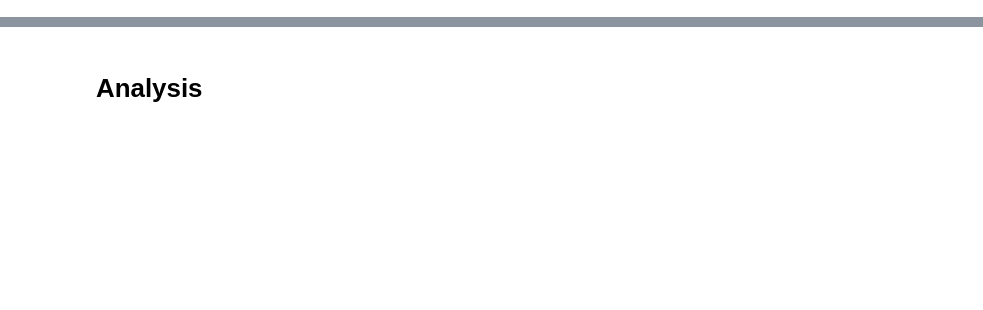
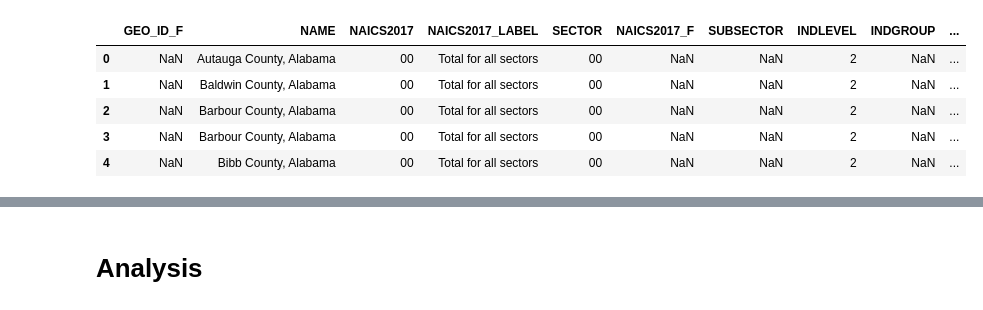
Before and after one commit to HenryDorsey/ConsultingProject, a Jupyter notebook: BusinessDataOutlierAnalysis.ipynb, the cells around one changed output, grey strips where cells are left out. Saved outputs shown, nothing was run; the diff lists cells and outputs as text; code cells hidden in the pictures; blank space fills up the shorter version.

```diff
--- a/BusinessDataOutlierAnalysis.ipynb
+++ b/BusinessDataOutlierAnalysis.ipynb
@@ -121,3 +141,18 @@ finished State 2
+# %%
+acs_nodupe= newacs.drop_duplicates(subset=['county_name','State'], keep=False)
+data_nodupe=data.drop_duplicates(subset=['county_name','State'], keep=False)
+df= business.merge(data, how="left", on=["county_name","State"])
+#.merge(acs_nodupe.loc[:,'median household income'], how='left', on=['county_name', 'State'])
+acs_nodupe.index=range(len(acs_nodupe.State))
+newdf=df.merge(acs_nodupe, how='left', on=['county_name', 'State'])
+newdf.head()
+# %% [output]
+|  | GEO_ID_F | NAME | NAICS2017 | NAICS2017_LABEL | SECTOR | NAICS2017_F | SUBSECTOR | INDLEVEL | INDGROUP | ... |
+| 0 | NaN | Autauga County, Alabama | 00 | Total for all sectors | 00 | NaN | NaN | 2 | NaN | ... |
+| 1 | NaN | Baldwin County, Alabama | 00 | Total for all sectors | 00 | NaN | NaN | 2 | NaN | ... |
+| 2 | NaN | Barbour County, Alabama | 00 | Total for all sectors | 00 | NaN | NaN | 2 | NaN | ... |
+| 3 | NaN | Barbour County, Alabama | 00 | Total for all sectors | 00 | NaN | NaN | 2 | NaN | ... |
+| 4 | NaN | Bibb County, Alabama | 00 | Total for all sectors | 00 | NaN | NaN | 2 | NaN | ... |
 # %%
 
 #df= business.merge(data, how="left", on=["county_name","State"])
```
Also changed, not shown: parts of 14 cells of this notebook.
